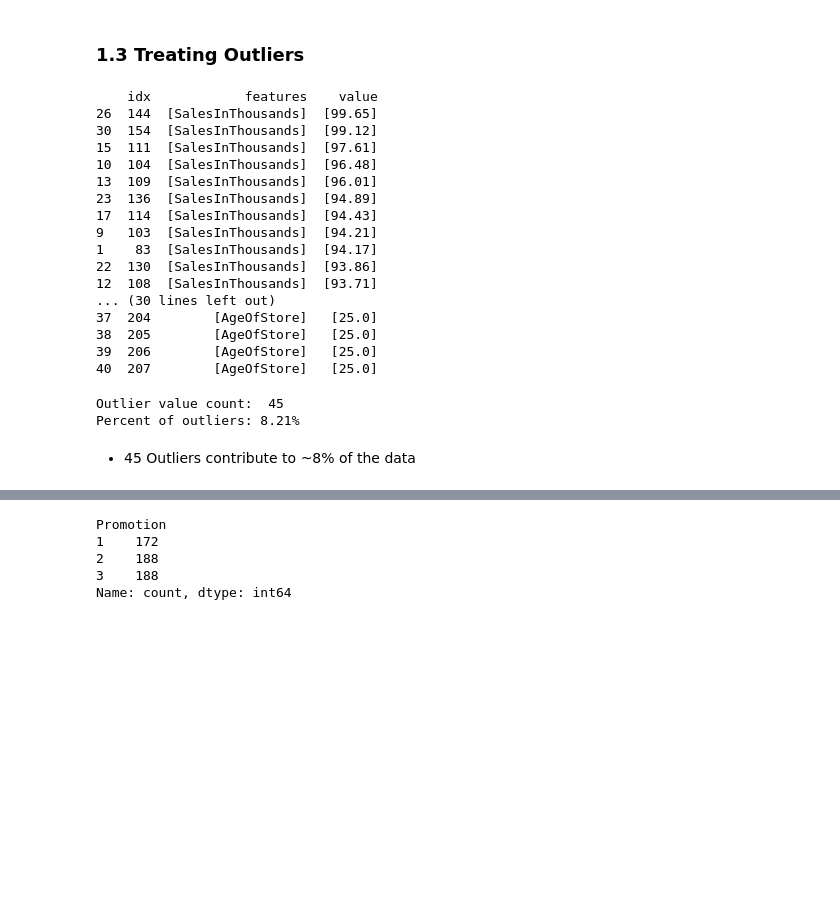
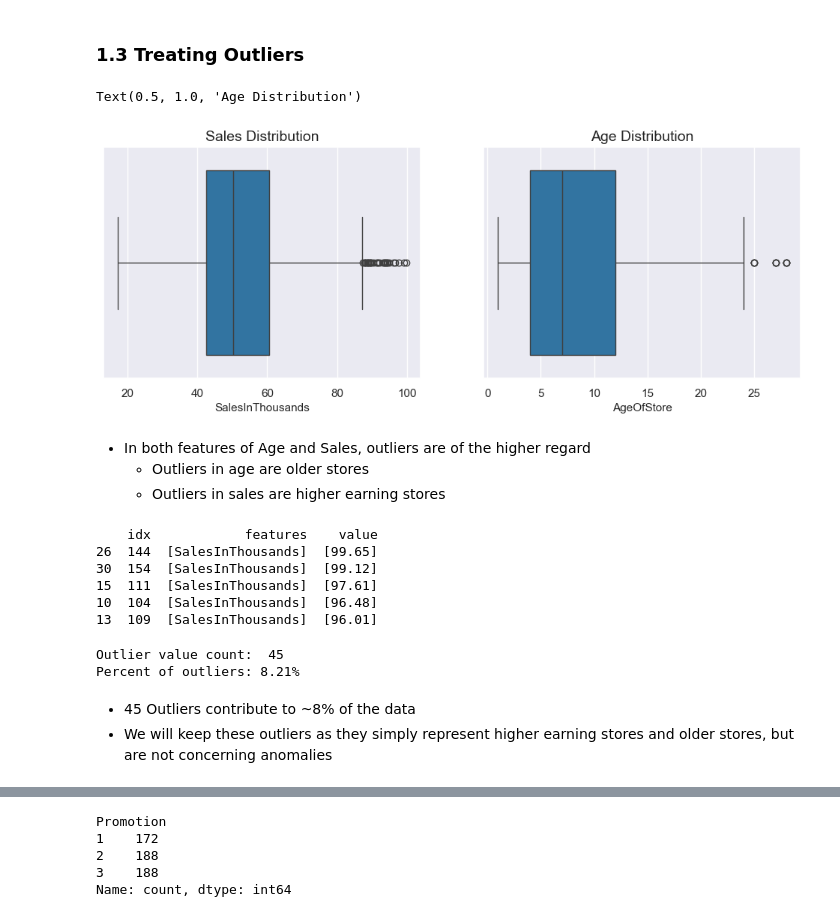
Before and after one commit to giddygarcia/ab-testing, a Jupyter notebook: fast-food.ipynb, the cells around one changed output, grey strips where cells are left out. Saved outputs shown, nothing was run; the diff lists cells and outputs as text; code cells hidden in the pictures; blank space fills up the shorter version.

```diff
--- a/fast-food.ipynb
+++ b/fast-food.ipynb
@@ -129,6 +125,21 @@ SalesInThousands: [33.73 35.67 29.03 39.25 27.81 34.67 27.98 27.72 44.54 37.94].
 There are no anomalies in discrete data values
 # %% [markdown]
 ### 1.3 Treating Outliers
+# %%
+fig, axes = plt.subplots(1, 2, figsize=(12, 4))
+
+sns.boxplot(df, x='SalesInThousands', ax=axes[0])
+axes[0].set_title('Sales Distribution')
+
+sns.boxplot(df, x='AgeOfStore', ax=axes[1])
+axes[1].set_title('Age Distribution')
+# %% [output]
+Text(0.5, 1.0, 'Age Distribution')
+[figure, added]
+# %% [markdown]
+- In both features of Age and Sales, outliers are of the higher regard
+    - Outliers in age are older stores
+    - Outliers in sales are higher earning stores
 # %%
 # Select only the continuous variables for outlier detection
 num_cols = df[["AgeOfStore", "SalesInThousands"]]
@@ -150,7 +161,7 @@ outlier_grouped = outlier_values.groupby("idx").agg({
     "value": list
 }).reset_index()
 outlier_grouped = outlier_grouped.sort_values(by='value', ascending=False)
-print(outlier_grouped)
+print(outlier_grouped.head())
 # %% [output]
     idx            features    value
 26  144  [SalesInThousands]  [99.65]
@@ -158,17 +169,6 @@ print(outlier_grouped)
 15  111  [SalesInThousands]  [97.61]
 10  104  [SalesInThousands]  [96.48]
 13  109  [SalesInThousands]  [96.01]
-23  136  [SalesInThousands]  [94.89]
-17  114  [SalesInThousands]  [94.43]
-9   103  [SalesInThousands]  [94.21]
-1    83  [SalesInThousands]  [94.17]
-22  130  [SalesInThousands]  [93.86]
-12  108  [SalesInThousands]  [93.71]
-... (30 lines left out)
-37  204        [AgeOfStore]   [25.0]
-38  205        [AgeOfStore]   [25.0]
-39  206        [AgeOfStore]   [25.0]
-40  207        [AgeOfStore]   [25.0]
 # %%
 print("Outlier value count: ", len(outlier_values))
 percent_outliers = (len(outlier_values) / len(df)) * 100
@@ -178,6 +178,7 @@ Outlier value count:  45
 Percent of outliers: 8.21%
 # %% [markdown]
 - 45 Outliers contribute to ~8% of the data
+- We will keep these outliers as they simply represent higher earning stores and older stores, but are not concerning anomalies
 # %% [markdown]
 ## 2. Analysis
 
```
Also changed, not shown: parts of 36 cells of this notebook, 1 other file.
